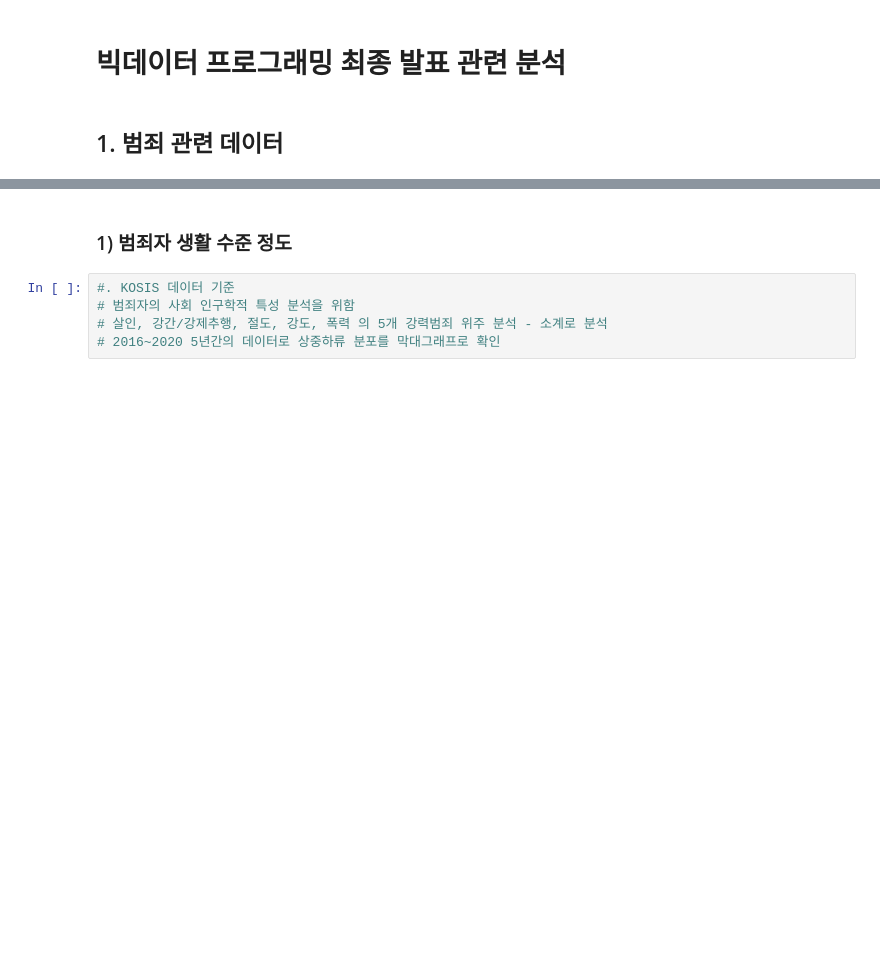
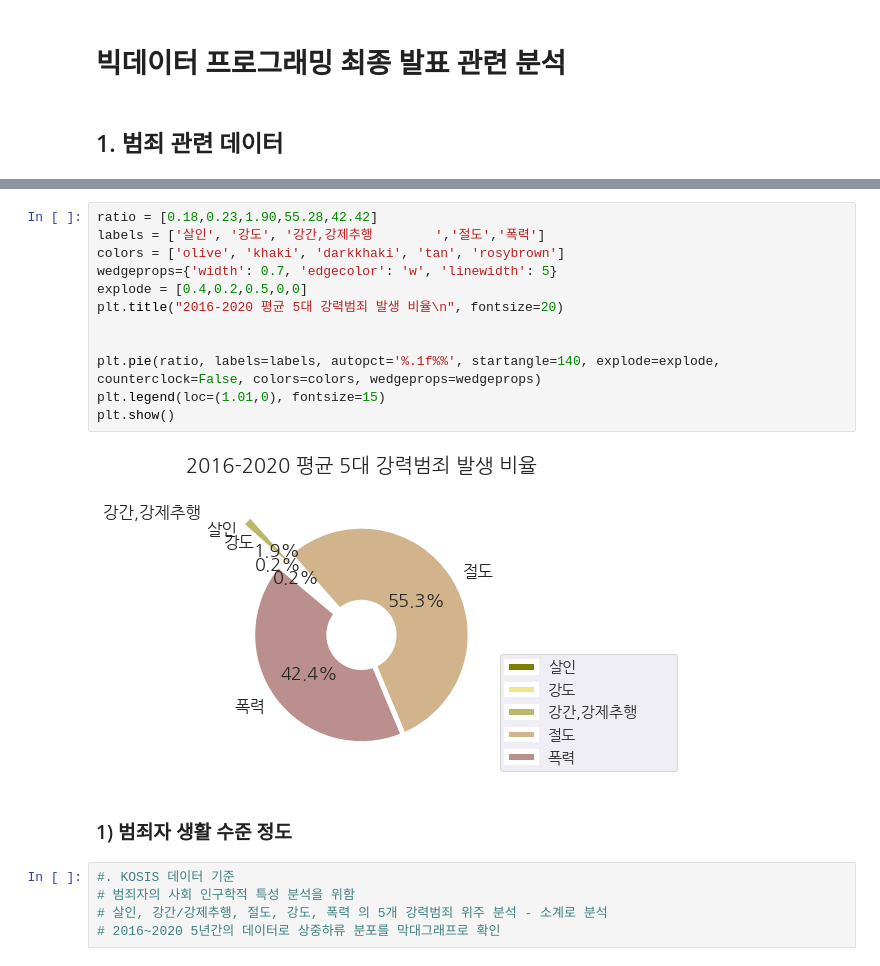
Before and after one commit to wndnjs2037/2022_BigDataProgramming, a Jupyter notebook: project/final/빅데이터프로그래밍_최종_발표_분석.ipynb, the cells around one changed output, grey strips where cells are left out. Cells and saved outputs as stored; diff of their text form; blank space fills up the shorter version.

```diff
--- a/project/final/빅데이터프로그래밍_최종_발표_분석.ipynb
+++ b/project/final/빅데이터프로그래밍_최종_발표_분석.ipynb
@@ -39,3 +54,17 @@ plt.rcParams['figure.figsize'] = [8,5]
+# %%
+ratio = [0.18,0.23,1.90,55.28,42.42]
+labels = ['살인', '강도', '강간,강제추행        ','절도','폭력']
+colors = ['olive', 'khaki', 'darkkhaki', 'tan', 'rosybrown']
+wedgeprops={'width': 0.7, 'edgecolor': 'w', 'linewidth': 5}
+explode = [0.4,0.2,0.5,0,0]
+plt.title("2016-2020 평균 5대 강력범죄 발생 비율\n", fontsize=20)
+
+
+plt.pie(ratio, labels=labels, autopct='%.1f%%', startangle=140, explode=explode, counterclock=False, colors=colors, wedgeprops=wedgeprops)
+plt.legend(loc=(1.01,0), fontsize=15)
+plt.show()
+# %% [output]
+[figure, added]
 # %% [markdown]
 ### 1) 범죄자 생활 수준 정도
 # %%
```
Also changed, not shown: parts of 6 cells of this notebook.
